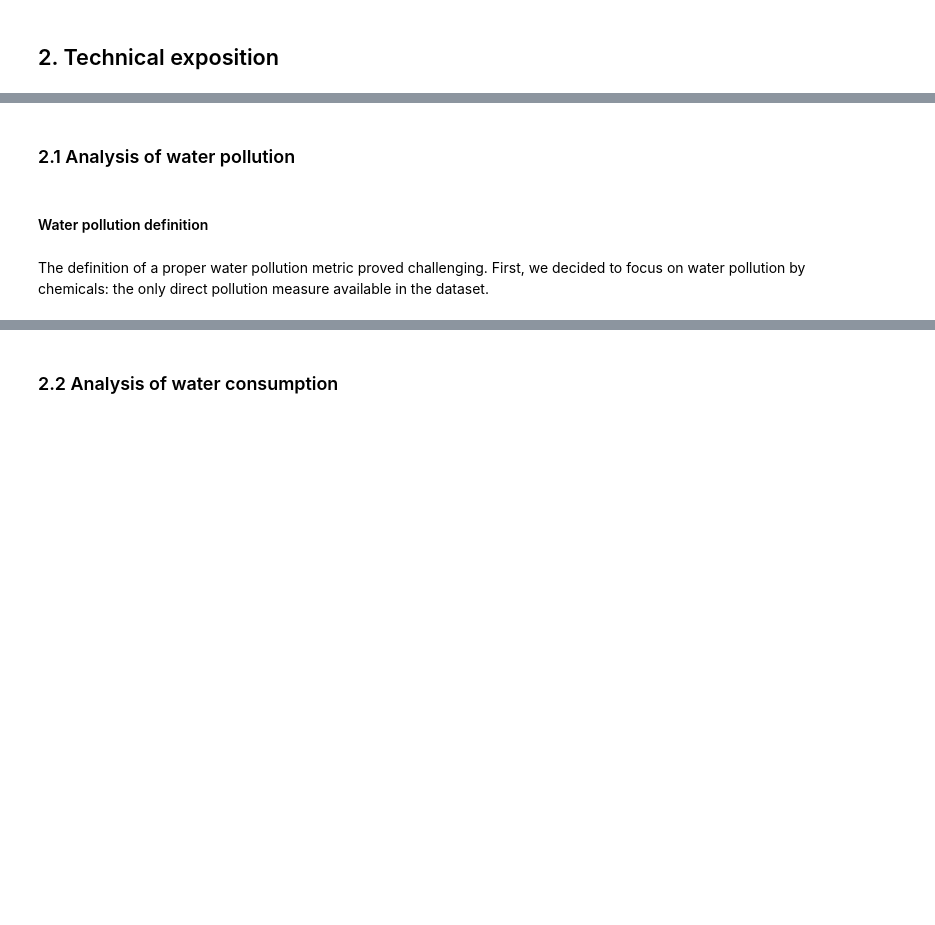
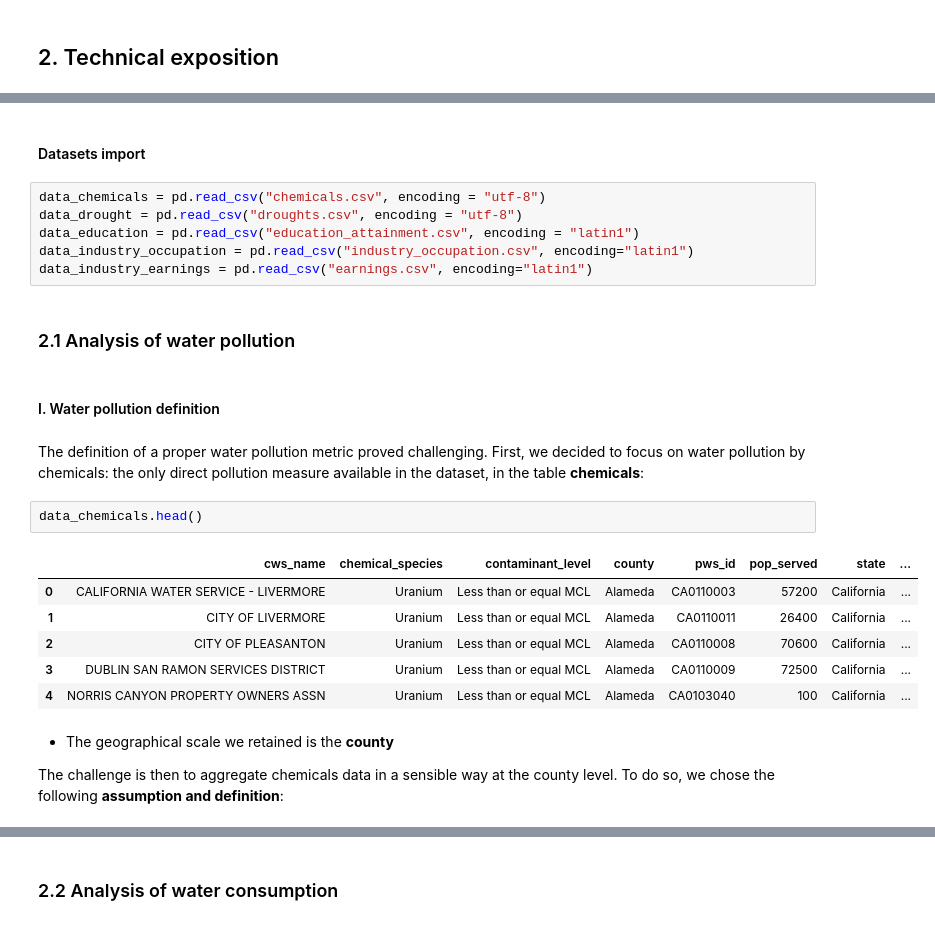
Before and after one commit to Arnaud15/Datathon, a Jupyter notebook: Report Team 9.ipynb, the cells around one changed output, grey strips where cells are left out. Saved outputs shown, nothing was run; the diff lists cells and outputs as text; blank space fills up the shorter version.

```diff
--- a/Report Team 9.ipynb
+++ b/Report Team 9.ipynb
@@ -31,8 +37,29 @@ import lightgbm as lgb
 
 plt.rcParams['figure.figsize'] = (15.0, 10.0)
+# %% [markdown]
+#### Datasets import
+# %%
+data_chemicals = pd.read_csv("chemicals.csv", encoding = "utf-8")
+data_drought = pd.read_csv("droughts.csv", encoding = "utf-8")
+data_education = pd.read_csv("education_attainment.csv", encoding = "latin1")
+data_industry_occupation = pd.read_csv("industry_occupation.csv", encoding="latin1")
+data_industry_earnings = pd.read_csv("earnings.csv", encoding="latin1")
 # %% [markdown]
 ### 2.1 Analysis of water pollution
 # %% [markdown]
-#### Water pollution definition
+#### I. Water pollution definition
 # %% [markdown]
-The definition of a proper water pollution metric proved challenging. First, we decided to focus on water pollution by chemicals: the only direct pollution measure available in the dataset.
+The definition of a proper water pollution metric proved challenging. First, we decided to focus on water pollution by chemicals: the only direct pollution measure available in the dataset, in the table **chemicals**:
+# %%
+data_chemicals.head()
+# %% [output]
+|  | cws_name | chemical_species | contaminant_level | county | pws_id | pop_served | state | ... |
+| 0 | CALIFORNIA WATER SERVICE - LIVERMORE | Uranium | Less than or equal MCL | Alameda | CA0110003 | 57200 | California | ... |
+| 1 | CITY OF LIVERMORE | Uranium | Less than or equal MCL | Alameda | CA0110011 | 26400 | California | ... |
+| 2 | CITY OF PLEASANTON | Uranium | Less than or equal MCL | Alameda | CA0110008 | 70600 | California | ... |
+| 3 | DUBLIN SAN RAMON SERVICES DISTRICT | Uranium | Less than or equal MCL | Alameda | CA0110009 | 72500 | California | ... |
+| 4 | NORRIS CANYON PROPERTY OWNERS ASSN | Uranium | Less than or equal MCL | Alameda | CA0103040 | 100 | California | ... |
+# %% [markdown]
+- The geographical scale we retained is the **county**
+
+The challenge is then to aggregate chemicals data in a sensible way at the county level. To do so, we chose the following **assumption and definition**:
```
Also changed, not shown: parts of 29 cells of this notebook.
